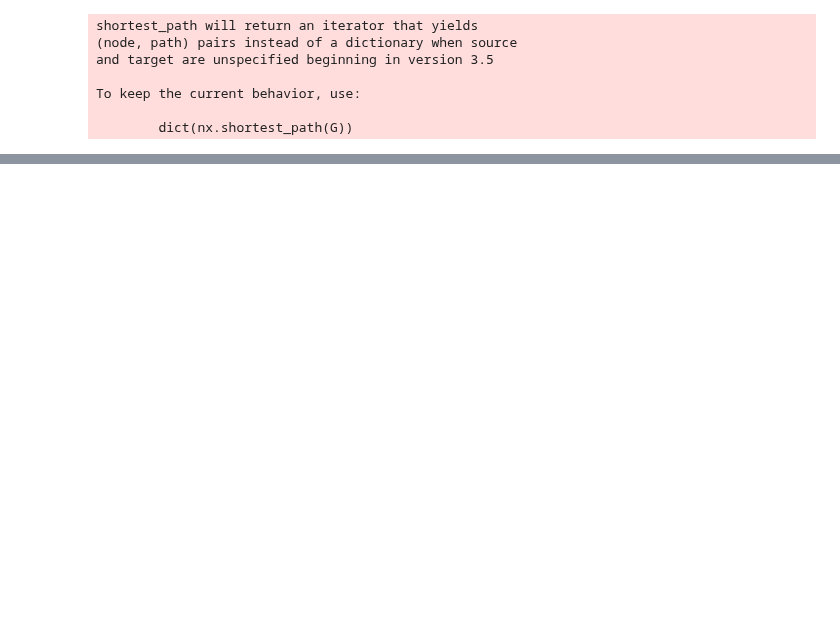
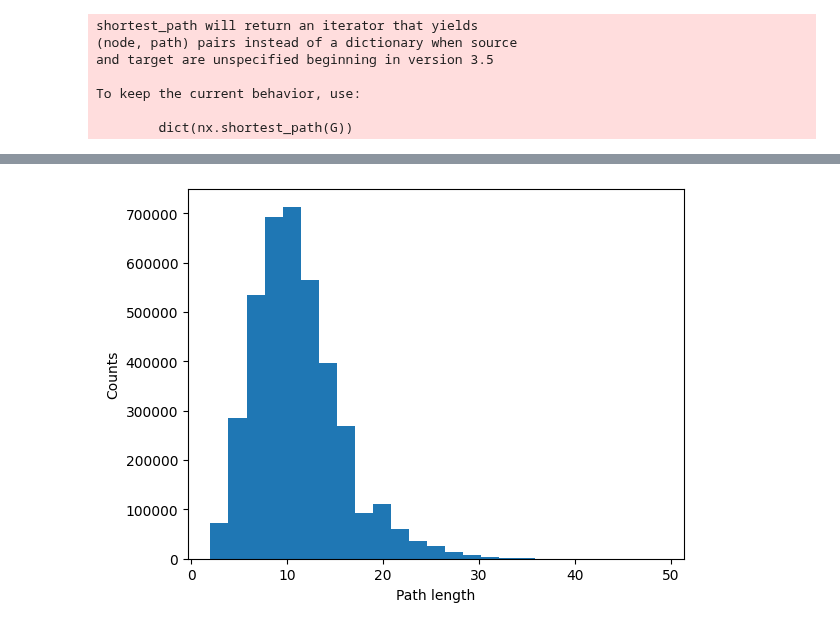
Before and after one commit to stefanpate/krxns, a Jupyter notebook: notebooks/path_structural_variation_analysis.ipynb, the cells around one changed output, grey strips where cells are left out. Saved outputs shown, nothing was run; the diff lists cells and outputs as text; code cells hidden in the pictures; blank space fills up the shorter version.

```diff
--- a/notebooks/path_structural_variation_analysis.ipynb
+++ b/notebooks/path_structural_variation_analysis.ipynb
@@ -214,0 +206,9 @@ plt.show()
+# %%
+spearman_rs = list(path_lens.values())
+fig, ax = plt.subplots()
+ax.hist(spearman_rs, bins=25)
+ax.set_ylabel("Counts")
+ax.set_xlabel("Path length")
+plt.show()
+# %% [output]
+[figure, added]
```
Also changed, not shown: parts of 18 cells of this notebook, 12 other files.
